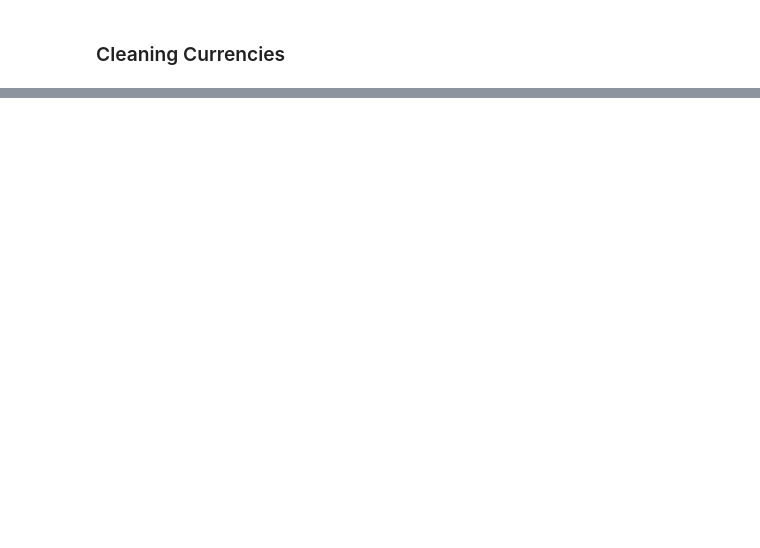
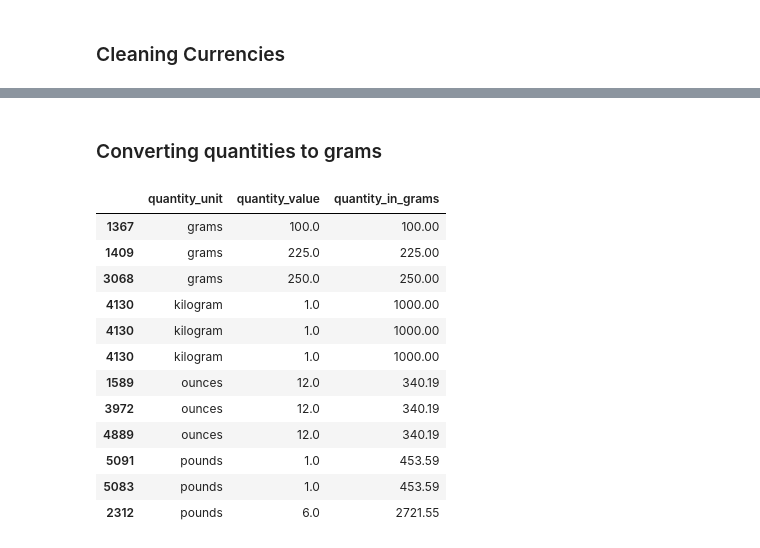
Before and after one commit to tynardone/coffee-reviews-analysis, a Jupyter notebook: notebooks/exploratory/01_data_cleaning.ipynb, the cells around one changed output, grey strips where cells are left out. Saved outputs shown, nothing was run; the diff lists cells and outputs as text; code cells hidden in the pictures; blank space fills up the shorter version.

```diff
--- a/notebooks/exploratory/01_data_cleaning.ipynb
+++ b/notebooks/exploratory/01_data_cleaning.ipynb
@@ -27,9 +25,9 @@ df.sample(3)
 3 rows × 29 columns
 # %%
-def tweak_df(df: pd.DataFrame) -> pd.DataFrame:
+def tweak_coffee(df: pd.DataFrame) -> pd.DataFrame:
     return(
         df
-        .dropna(subset=['review_date', 'est_price', 'coffee_origin', 'aroma', 'roast_level', 'aftertaste', 'notes'])
+        .dropna(subset=['review_date', 'est_price', 'coffee_origin', 'aroma', 'roast_level', 'aftertaste',])
         .assign(review_date = lambda df_: pd.to_datetime(df_['review_date'], format="%B %Y"),
                 acidity = lambda df_: df_['acidity'].fillna(df_['acidity/structure']),
                 agtron_external = lambda df_: (df_['agtron']
@@ -47,6 +45,3 @@ def tweak_df(df: pd.DataFrame) -> pd.DataFrame:
         .astype({'agtron_external': 'float', 'agtron_ground': 'float', 'acidity': 'float'})
         .replace('', np.nan)
     )
-
-coffee_df = tweak_df(df)
-coffee_df.sample(3)
@@ -59,3 +48,8 @@ coffee_df.sample(3)
+# %%
+coffee_df = tweak_coffee(df)
+coffee_df.sample(3)
+
+coffee_df.review_date.drop_duplicates().to_csv(data_dir / 'processed' / 'review_dates.csv', index=False)
 # %% [markdown]
 ## Quantity and Price Data Cleaning
 # %%
@@ -117,0 +84,3 @@ coffee_df_merged.sample(3)
+# %%
+coffee_df = coffee_df.pipe(price_quantity_split)
+coffee_df[['est_price', 'quantity_value', 'quantity_unit', 'price_value', 'price_currency']].sample(3)
@@ -212,0 +161,25 @@ cpi_jan_2024 = cpi.loc[cpi['date'] == '2024-01-01', 'cpi'].values[0]
+# %% [markdown]
+### Converting quantities to grams
+# %%
+to_grams_conversion = {"ounces": 28.3495231, "pounds":453.59237, "kilogram": 1000, "grams": 1}
+
+coffee_df['quantity_in_grams'] = (
+    np.round(coffee_df['quantity_value'] *
+    coffee_df['quantity_unit'].map(to_grams_conversion), 2)
+)
+
+coffee_df.loc[:, ['quantity_unit', 'quantity_value', "quantity_in_grams"]].groupby('quantity_unit').sample(3, replace=True)
+# %% [output]
+|  | quantity_unit | quantity_value | quantity_in_grams |
+| 1367 | grams | 100.0 | 100.00 |
+| 1409 | grams | 225.0 | 225.00 |
+| 3068 | grams | 250.0 | 250.00 |
+| 4130 | kilogram | 1.0 | 1000.00 |
+| 4130 | kilogram | 1.0 | 1000.00 |
+| 4130 | kilogram | 1.0 | 1000.00 |
+| 1589 | ounces | 12.0 | 340.19 |
+| 3972 | ounces | 12.0 | 340.19 |
+| 4889 | ounces | 12.0 | 340.19 |
+| 5091 | pounds | 1.0 | 453.59 |
+| 5083 | pounds | 1.0 | 453.59 |
+| 2312 | pounds | 6.0 | 2721.55 |
```
Also changed, not shown: parts of 19 cells of this notebook, 4 other files.
